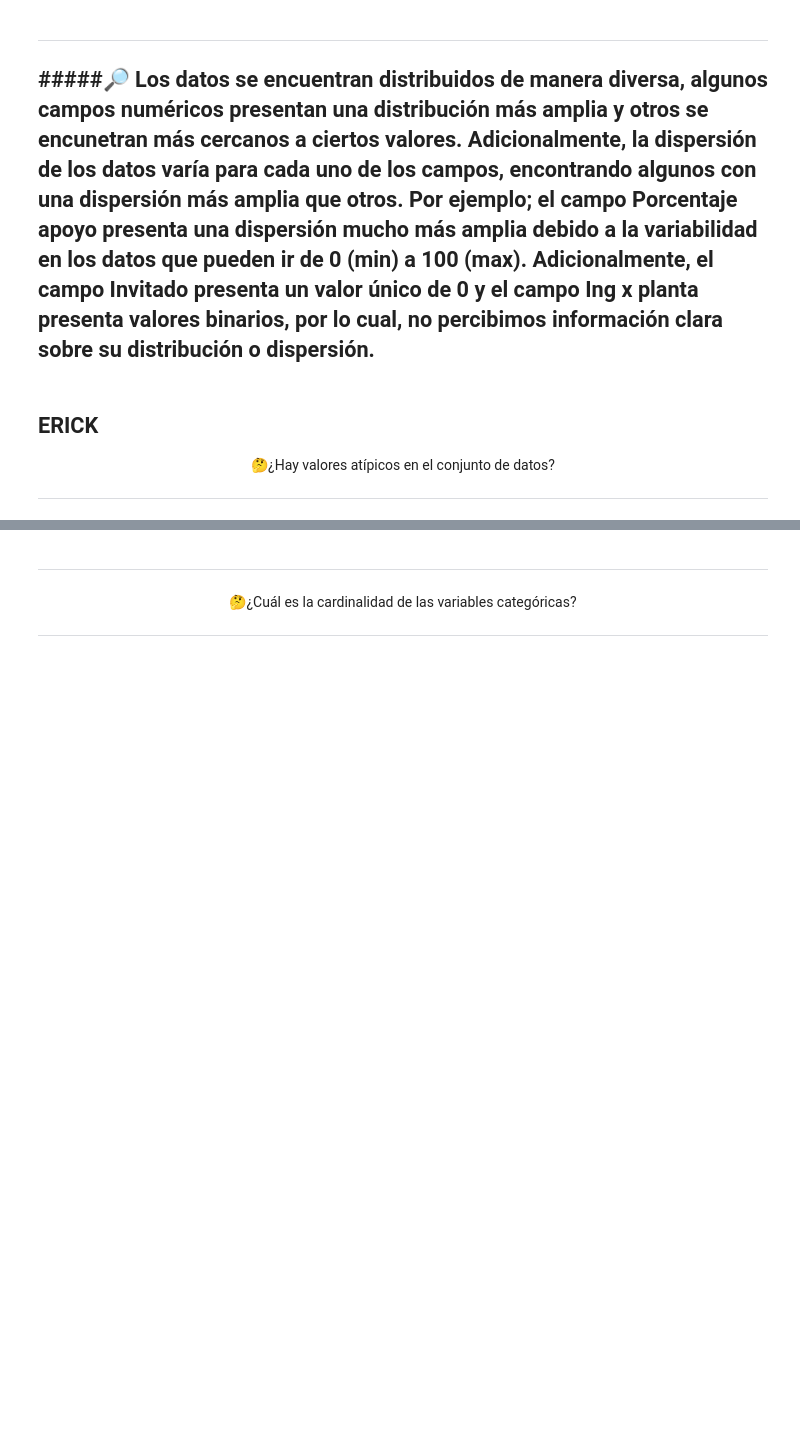
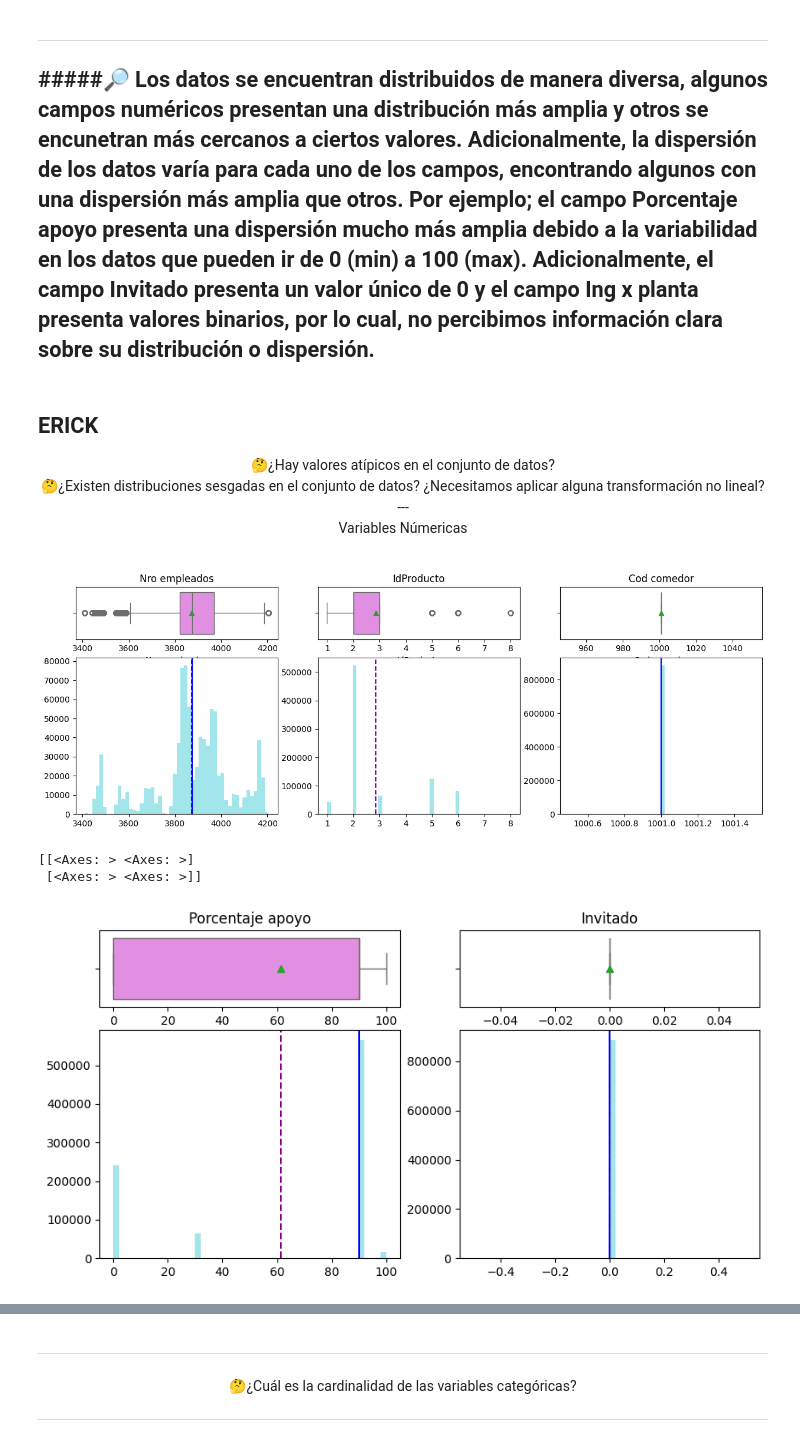
Before and after one commit to A01793509/Equipo_44, a Jupyter notebook: Avance1_44.ipynb, the cells around one changed output, grey strips where cells are left out. Drawn from its saved outputs; the diff is of its cells as text; code cells hidden in the pictures; blank space fills up the shorter version.

```diff
--- a/Avance1_44.ipynb
+++ b/Avance1_44.ipynb
@@ -152,5 +158,7 @@ Columnas_Numericas.describe()
 **ERICK**
 ---
 <center> 🤔¿Hay valores atípicos en el conjunto de datos?</center>
+<center>🤔¿Existen distribuciones sesgadas en el conjunto de datos? ¿Necesitamos aplicar alguna transformación no lineal?<center>
+---
 
----
+Variables Númericas
@@ -156,0 +221,9 @@ Columnas_Numericas.describe()
+# %%
+warnings.filterwarnings("ignore")
+Cols_Num = ["Nro empleados", "IdProducto", "Cod comedor", "Porcentaje apoyo", "Invitado"]
+create_grid_of_plots(dfCasinoConsumo, Cols_Num)
+# %% [output]
+[figure, added]
+[[<Axes: > <Axes: >]
+ [<Axes: > <Axes: >]]
+[figure, added]
```
Also changed, not shown: parts of 12 cells of this notebook.
